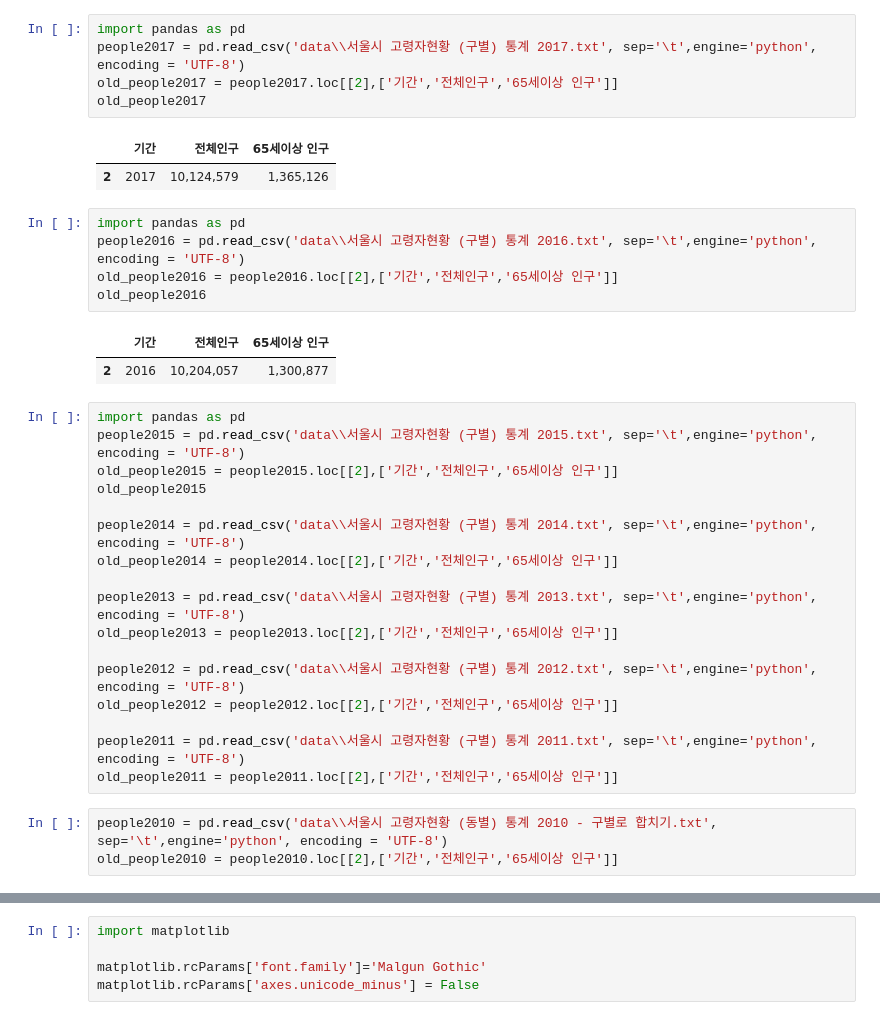
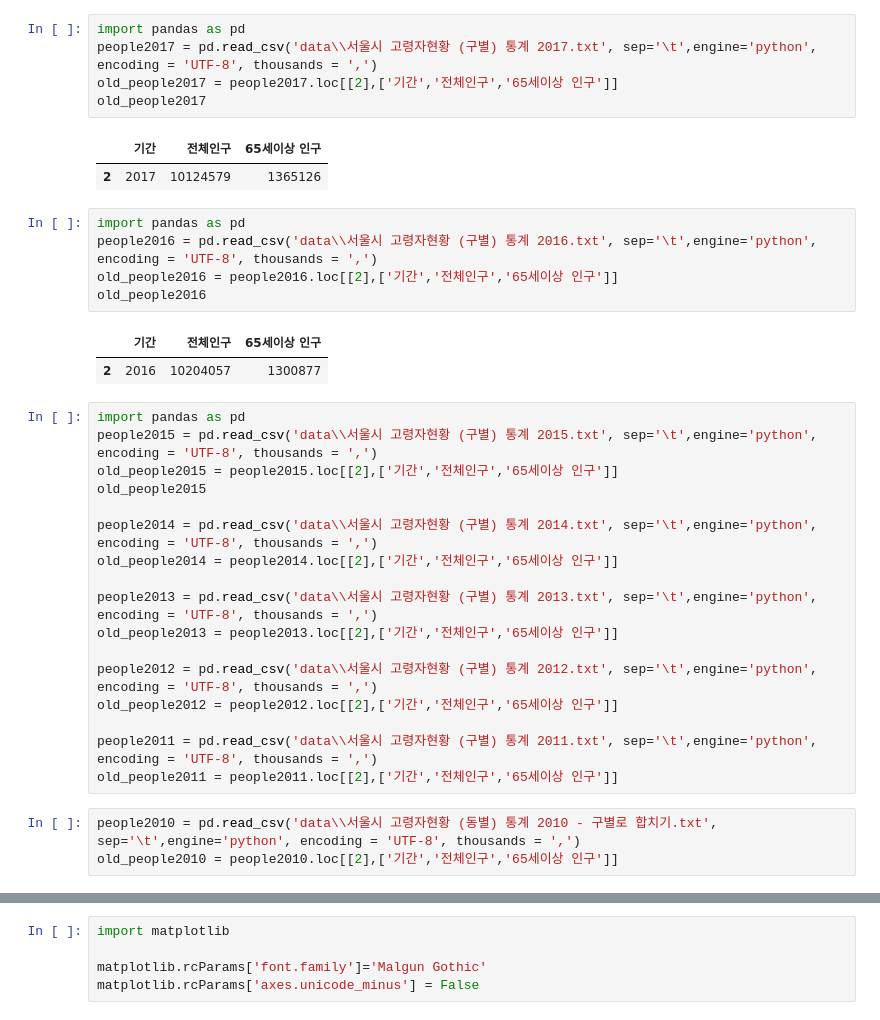
Before and after one commit to SwimmingHwang/data-visualization, a Jupyter notebook: 지역별 고령인구_20.07.29.ipynb, the cells around one changed output, grey strips where cells are left out. Drawn from its saved outputs; the diff is of its cells as text.

```diff
--- a/지역별 고령인구_20.07.29.ipynb
+++ b/지역별 고령인구_20.07.29.ipynb
@@ -48,38 +48,38 @@ old_people2018
 # %%
 import pandas as pd
-people2017 = pd.read_csv('data\\서울시 고령자현황 (구별) 통계 2017.txt', sep='\t',engine='python', encoding = 'UTF-8')
+people2017 = pd.read_csv('data\\서울시 고령자현황 (구별) 통계 2017.txt', sep='\t',engine='python', encoding = 'UTF-8', thousands = ',')
 old_people2017 = people2017.loc[[2],['기간','전체인구','65세이상 인구']]
 old_people2017
 # %% [output]
 |  | 기간 | 전체인구 | 65세이상 인구 |
-| 2 | 2017 | 10,124,579 | 1,365,126 |
+| 2 | 2017 | 10124579 | 1365126 |
 # %%
 import pandas as pd
-people2016 = pd.read_csv('data\\서울시 고령자현황 (구별) 통계 2016.txt', sep='\t',engine='python', encoding = 'UTF-8')
+people2016 = pd.read_csv('data\\서울시 고령자현황 (구별) 통계 2016.txt', sep='\t',engine='python', encoding = 'UTF-8', thousands = ',')
 old_people2016 = people2016.loc[[2],['기간','전체인구','65세이상 인구']]
 old_people2016
 # %% [output]
 |  | 기간 | 전체인구 | 65세이상 인구 |
-| 2 | 2016 | 10,204,057 | 1,300,877 |
+| 2 | 2016 | 10204057 | 1300877 |
 # %%
 import pandas as pd
-people2015 = pd.read_csv('data\\서울시 고령자현황 (구별) 통계 2015.txt', sep='\t',engine='python', encoding = 'UTF-8')
+people2015 = pd.read_csv('data\\서울시 고령자현황 (구별) 통계 2015.txt', sep='\t',engine='python', encoding = 'UTF-8', thousands = ',')
 old_people2015 = people2015.loc[[2],['기간','전체인구','65세이상 인구']]
 old_people2015
 
-people2014 = pd.read_csv('data\\서울시 고령자현황 (구별) 통계 2014.txt', sep='\t',engine='python', encoding = 'UTF-8')
+people2014 = pd.read_csv('data\\서울시 고령자현황 (구별) 통계 2014.txt', sep='\t',engine='python', encoding = 'UTF-8', thousands = ',')
 old_people2014 = people2014.loc[[2],['기간','전체인구','65세이상 인구']]
 
-people2013 = pd.read_csv('data\\서울시 고령자현황 (구별) 통계 2013.txt', sep='\t',engine='python', encoding = 'UTF-8')
+people2013 = pd.read_csv('data\\서울시 고령자현황 (구별) 통계 2013.txt', sep='\t',engine='python', encoding = 'UTF-8', thousands = ',')
 old_people2013 = people2013.loc[[2],['기간','전체인구','65세이상 인구']]
 
-people2012 = pd.read_csv('data\\서울시 고령자현황 (구별) 통계 2012.txt', sep='\t',engine='python', encoding = 'UTF-8')
+people2012 = pd.read_csv('data\\서울시 고령자현황 (구별) 통계 2012.txt', sep='\t',engine='python', encoding = 'UTF-8', thousands = ',')
 old_people2012 = people2012.loc[[2],['기간','전체인구','65세이상 인구']]
 
-people2011 = pd.read_csv('data\\서울시 고령자현황 (구별) 통계 2011.txt', sep='\t',engine='python', encoding = 'UTF-8')
+people2011 = pd.read_csv('data\\서울시 고령자현황 (구별) 통계 2011.txt', sep='\t',engine='python', encoding = 'UTF-8', thousands = ',')
 old_people2011 = people2011.loc[[2],['기간','전체인구','65세이상 인구']]
 # %%
-people2010 = pd.read_csv('data\\서울시 고령자현황 (동별) 통계 2010 - 구별로 합치기.txt', sep='\t',engine='python', encoding = 'UTF-8')
+people2010 = pd.read_csv('data\\서울시 고령자현황 (동별) 통계 2010 - 구별로 합치기.txt', sep='\t',engine='python', encoding = 'UTF-8', thousands = ',')
 old_people2010 = people2010.loc[[2],['기간','전체인구','65세이상 인구']]
 # %%
 peoplesum = pd.concat([old_people2019,old_people2018,old_people2017,old_people2016,old_people2015,old_people2014,old_people2013,old_people2012,old_people2011,old_people2010],axis=0)
```
Also changed, not shown: parts of 19 cells of this notebook, 47 other files.
